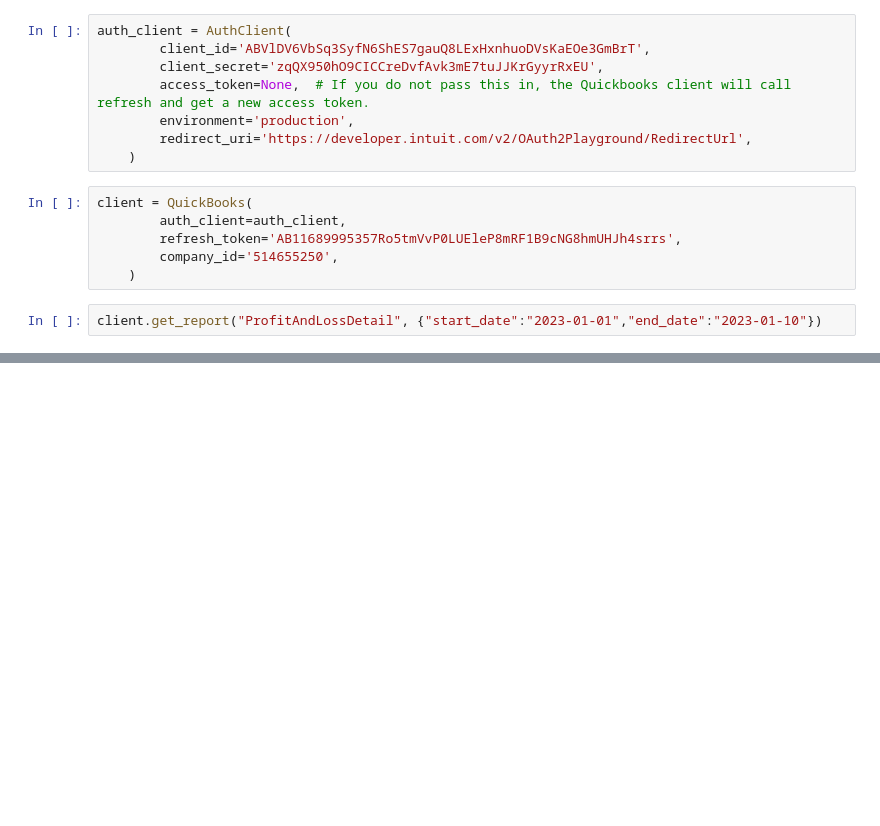
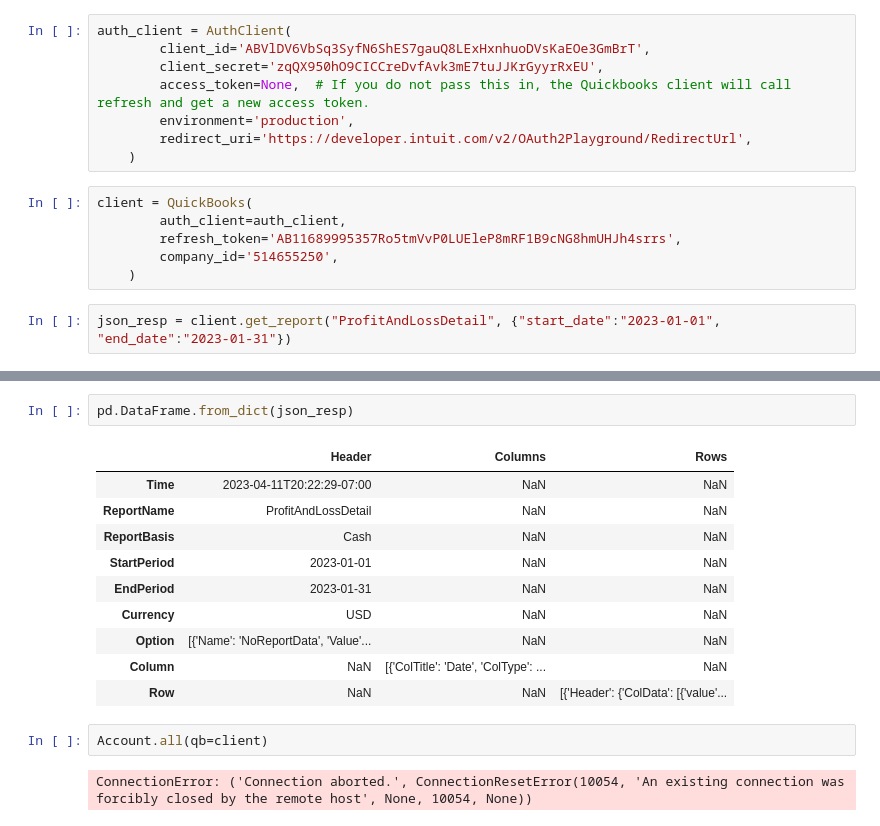
Before and after one commit to keaturner55/ChurchFinance, a Jupyter notebook: notebook/quickbooks.ipynb, the cells around one changed output, grey strips where cells are left out. Cells and saved outputs as stored; diff of their text form; blank space fills up the shorter version.

```diff
--- a/notebook/quickbooks.ipynb
+++ b/notebook/quickbooks.ipynb
@@ -17,4 +18,4 @@ client = QuickBooks(
         company_id='514655250',
     )
 # %%
-client.get_report("ProfitAndLossDetail", {"start_date":"2023-01-01","end_date":"2023-01-10"})
+json_resp = client.get_report("ProfitAndLossDetail", {"start_date":"2023-01-01", "end_date":"2023-01-31"})
@@ -62,0 +57,17 @@ ConnectionError: ('Connection aborted.', ConnectionResetError(10054, 'An existin
+# %%
+pd.DataFrame.from_dict(json_resp)
+# %% [output]
+|  | Header | Columns | Rows |
+| Time | 2023-04-11T20:22:29-07:00 | NaN | NaN |
+| ReportName | ProfitAndLossDetail | NaN | NaN |
+| ReportBasis | Cash | NaN | NaN |
+| StartPeriod | 2023-01-01 | NaN | NaN |
+| EndPeriod | 2023-01-31 | NaN | NaN |
+| Currency | USD | NaN | NaN |
+| Option | [{'Name': 'NoReportData', 'Value'... | NaN | NaN |
+| Column | NaN | [{'ColTitle': 'Date', 'ColType': ... | NaN |
+| Row | NaN | NaN | [{'Header': {'ColData': [{'value'... |
+# %%
+Account.all(qb=client)
+# %% [output]
+ConnectionError: ('Connection aborted.', ConnectionResetError(10054, 'An existing connection was forcibly closed by the remote host', None, 10054, None))
```
Also changed, not shown: parts of 7 cells of this notebook.
